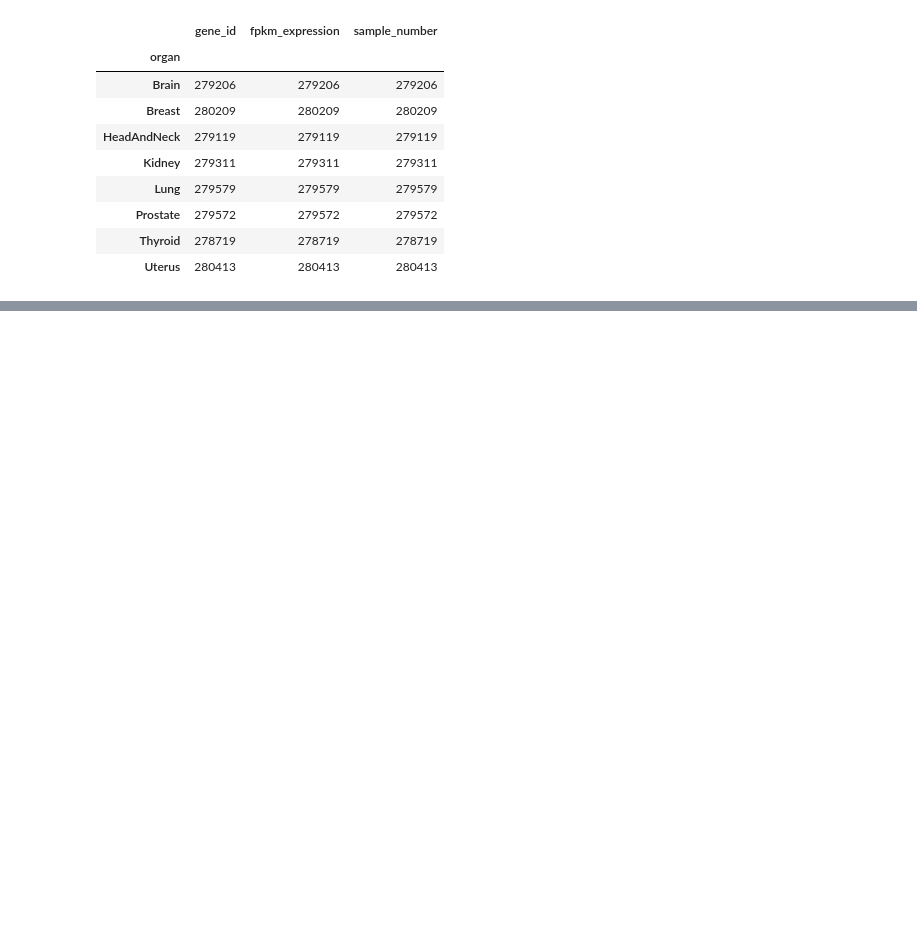
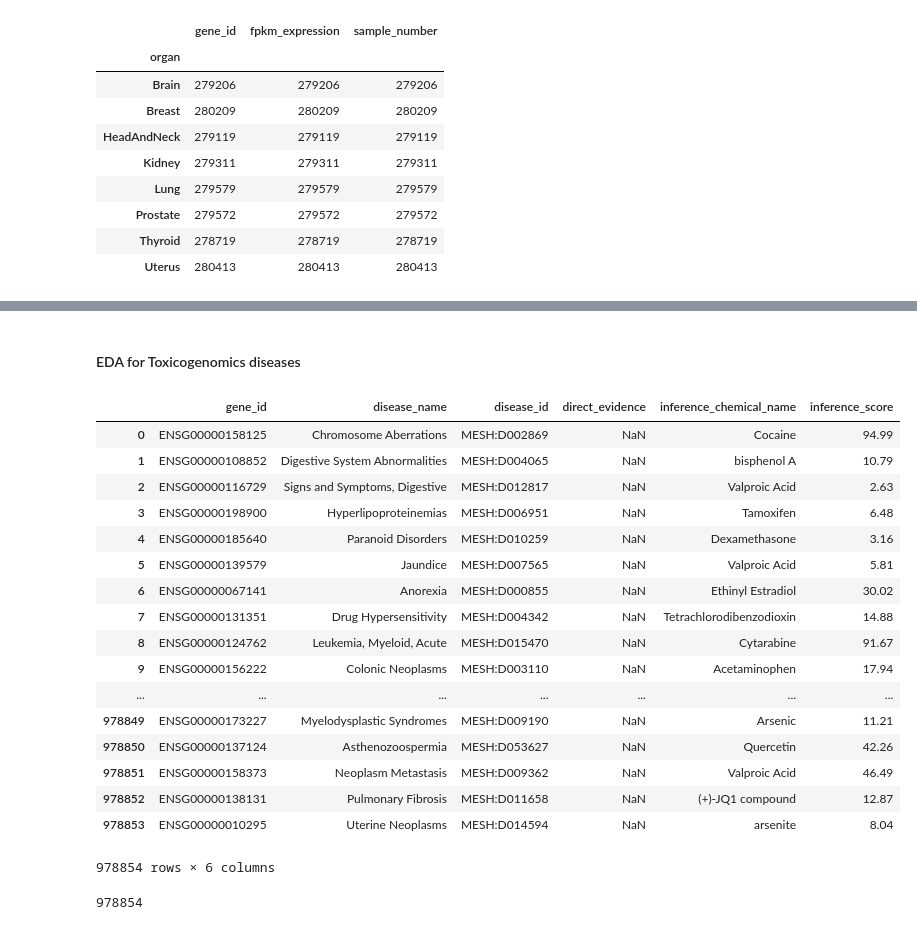
Before and after one commit to paulzuo/genotypeTissueExpressionProject, a Jupyter notebook: CitadelDatathon.ipynb, the cells around one changed output, grey strips where cells are left out. Drawn from its saved outputs; the diff is of its cells as text; code cells hidden in the pictures; blank space fills up the shorter version.

```diff
--- a/CitadelDatathon.ipynb
+++ b/CitadelDatathon.ipynb
@@ -70,0 +119,2 @@ tcga_df.groupby('organ').count()
+# %% [markdown]
+#### EDA for Toxicogenomics diseases
@@ -70,0 +123,26 @@ tcga_df.groupby('organ').count()
+# %%
+null_data = toxicogenomics_dis_df[toxicogenomics_dis_df.isnull().any(axis=1)]
+null_data
+# %% [output]
+|  | gene_id | disease_name | disease_id | direct_evidence | inference_chemical_name | inference_score |
+| 0 | ENSG00000158125 | Chromosome Aberrations | MESH:D002869 | NaN | Cocaine | 94.99 |
+| 1 | ENSG00000108852 | Digestive System Abnormalities | MESH:D004065 | NaN | bisphenol A | 10.79 |
+| 2 | ENSG00000116729 | Signs and Symptoms, Digestive | MESH:D012817 | NaN | Valproic Acid | 2.63 |
+| 3 | ENSG00000198900 | Hyperlipoproteinemias | MESH:D006951 | NaN | Tamoxifen | 6.48 |
+| 4 | ENSG00000185640 | Paranoid Disorders | MESH:D010259 | NaN | Dexamethasone | 3.16 |
+| 5 | ENSG00000139579 | Jaundice | MESH:D007565 | NaN | Valproic Acid | 5.81 |
+| 6 | ENSG00000067141 | Anorexia | MESH:D000855 | NaN | Ethinyl Estradiol | 30.02 |
+| 7 | ENSG00000131351 | Drug Hypersensitivity | MESH:D004342 | NaN | Tetrachlorodibenzodioxin | 14.88 |
+| 8 | ENSG00000124762 | Leukemia, Myeloid, Acute | MESH:D015470 | NaN | Cytarabine | 91.67 |
+| 9 | ENSG00000156222 | Colonic Neoplasms | MESH:D003110 | NaN | Acetaminophen | 17.94 |
+| ... | ... | ... | ... | ... | ... | ... |
+| 978849 | ENSG00000173227 | Myelodysplastic Syndromes | MESH:D009190 | NaN | Arsenic | 11.21 |
+| 978850 | ENSG00000137124 | Asthenozoospermia | MESH:D053627 | NaN | Quercetin | 42.26 |
+| 978851 | ENSG00000158373 | Neoplasm Metastasis | MESH:D009362 | NaN | Valproic Acid | 46.49 |
+| 978852 | ENSG00000138131 | Pulmonary Fibrosis | MESH:D011658 | NaN | (+)-JQ1 compound | 12.87 |
+| 978853 | ENSG00000010295 | Uterine Neoplasms | MESH:D014594 | NaN | arsenite | 8.04 |
+978854 rows × 6 columns
+# %%
+len(toxicogenomics_dis_df)
+# %% [output]
+978854
```
Also changed, not shown: parts of 7 cells of this notebook.
